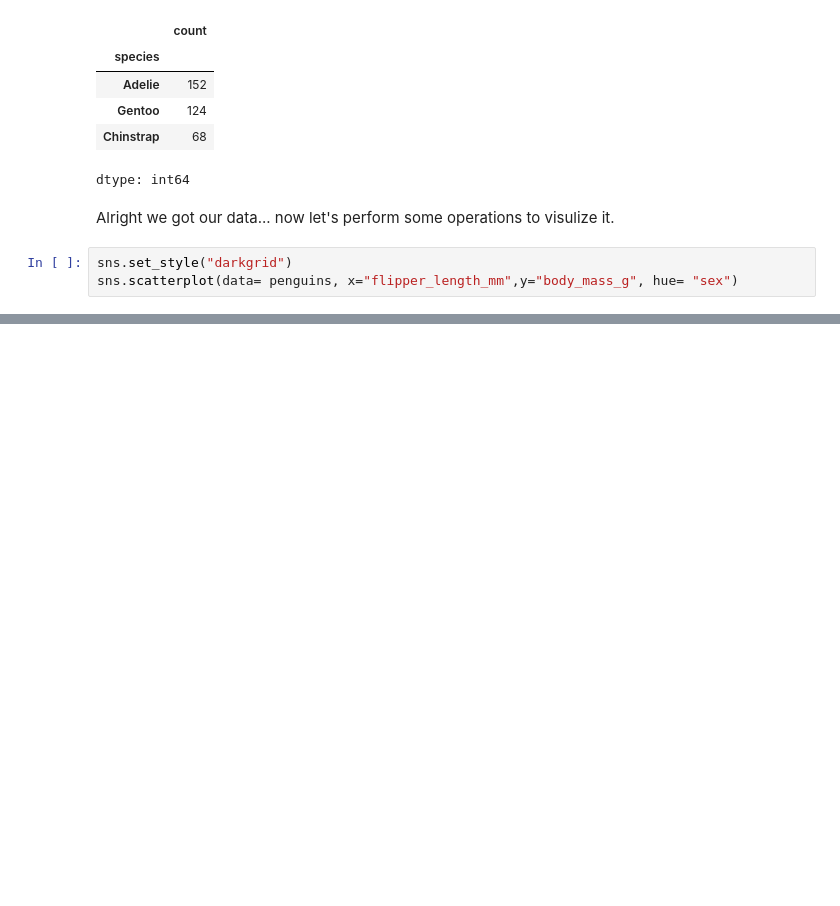
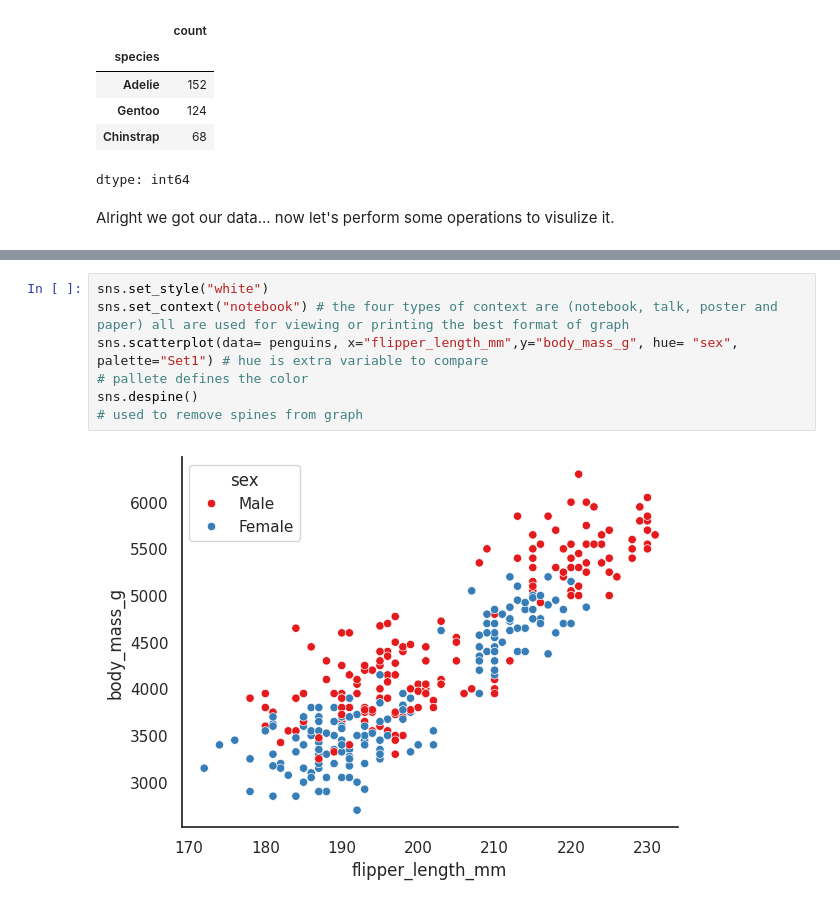
Before and after one commit to a4-adityaa/Data-Science-Fundamentals, a Jupyter notebook: Seaborn.ipynb, the cells around one changed output, grey strips where cells are left out. Cells and saved outputs as stored; diff of their text form; blank space fills up the shorter version.

```diff
--- a/Seaborn.ipynb
+++ b/Seaborn.ipynb
@@ -39,6 +39,3 @@ penguins["species"].value_counts()
 dtype: int64
 # %% [markdown]
 Alright we got our data... now let's perform some operations to visulize it.
-# %%
-sns.set_style("darkgrid")
-sns.scatterplot(data= penguins, x="flipper_length_mm",y="body_mass_g", hue= "sex")
@@ -47,0 +66,9 @@ sns.scatterplot(data= penguins, x="flipper_length_mm",y="body_mass_g", hue= "sex
+# %%
+sns.set_style("white")
+sns.set_context("notebook") # the four types of context are (notebook, talk, poster and paper) all are used for viewing or printing the best format of graph
+sns.scatterplot(data= penguins, x="flipper_length_mm",y="body_mass_g", hue= "sex", palette="Set1") # hue is extra variable to compare
+# pallete defines the color
+sns.despine()
+# used to remove spines from graph
+# %% [output]
+[figure, added]
```
Also changed, not shown: parts of 2 cells of this notebook.
